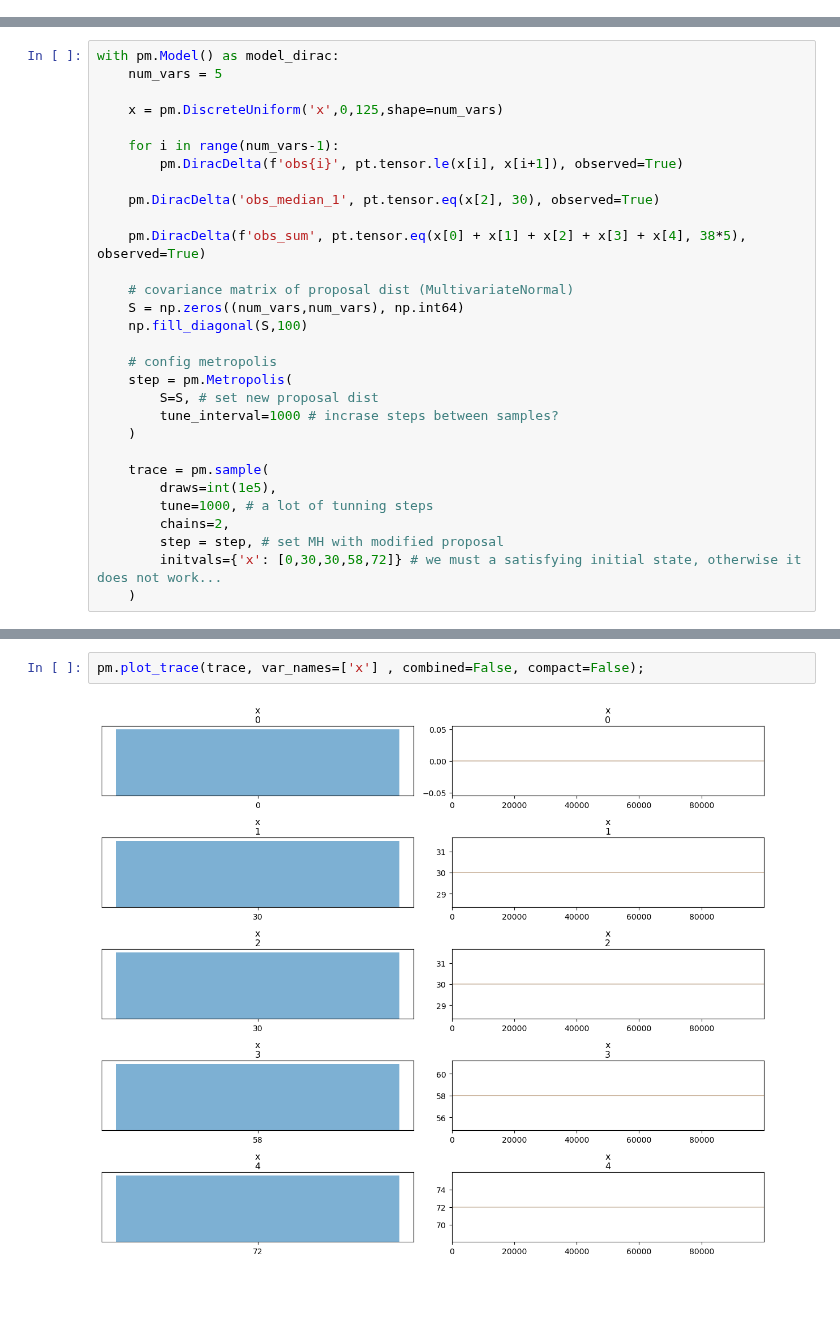
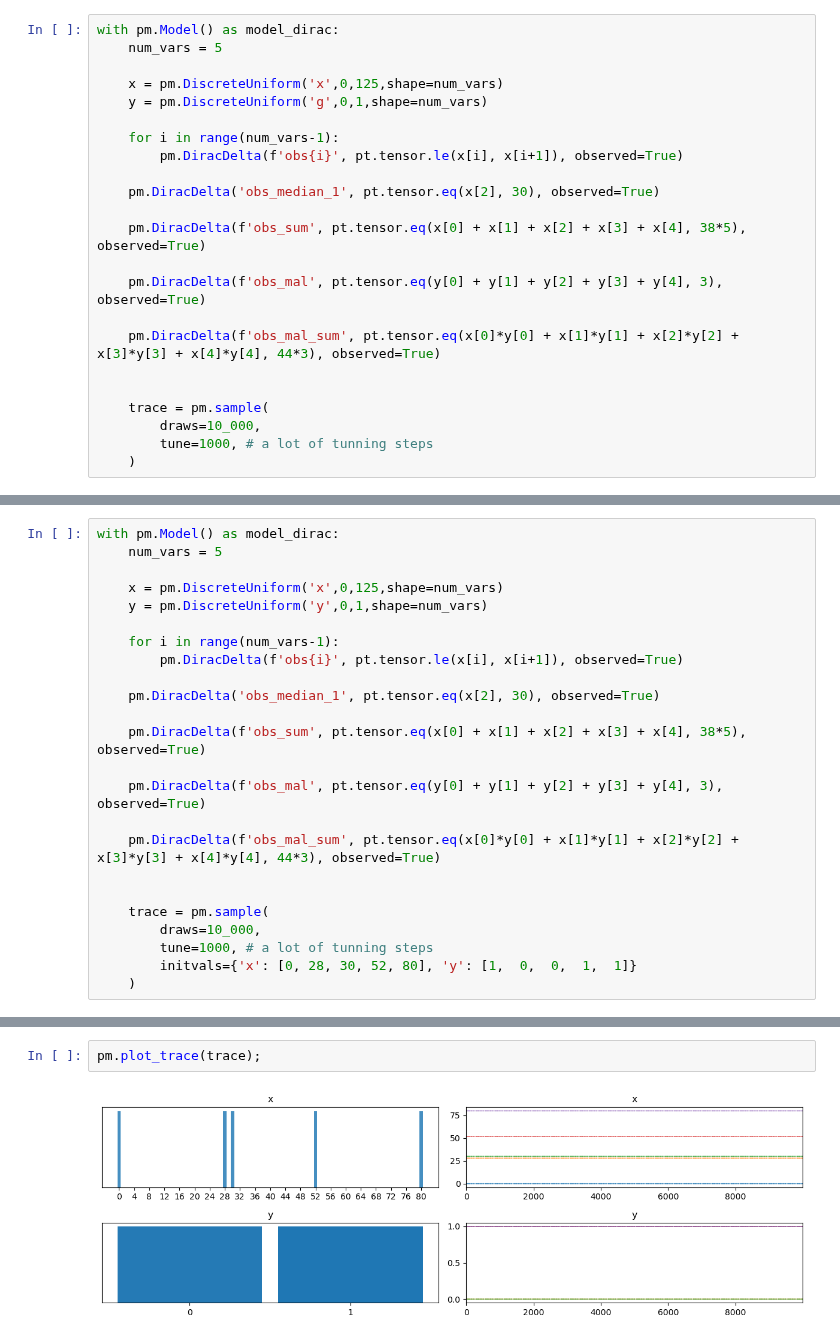
Before and after one commit to itu-square/sat-metropolis, a Jupyter notebook: experiments/pymc/db_cacm/db_cacm_PyMC.ipynb, the cells around one changed output, grey strips where cells are left out. Drawn from its saved outputs; the diff is of its cells as text; blank space fills up the shorter version.

```diff
--- a/experiments/pymc/db_cacm/db_cacm_PyMC.ipynb
+++ b/experiments/pymc/db_cacm/db_cacm_PyMC.ipynb
@@ -10,0 +11,23 @@ In the model below we use tensor operations to produce boolean random variables
+# %%
+with pm.Model() as model_dirac:
+    num_vars = 5
+
+    x = pm.DiscreteUniform('x',0,125,shape=num_vars)
+    y = pm.DiscreteUniform('g',0,1,shape=num_vars)
+
+    for i in range(num_vars-1):
+        pm.DiracDelta(f'obs{i}', pt.tensor.le(x[i], x[i+1]), observed=True)
+
+    pm.DiracDelta('obs_median_1', pt.tensor.eq(x[2], 30), observed=True)
+
+    pm.DiracDelta(f'obs_sum', pt.tensor.eq(x[0] + x[1] + x[2] + x[3] + x[4], 38*5), observed=True)
+
+    pm.DiracDelta(f'obs_mal', pt.tensor.eq(y[0] + y[1] + y[2] + y[3] + y[4], 3), observed=True)
+
+    pm.DiracDelta(f'obs_mal_sum', pt.tensor.eq(x[0]*y[0] + x[1]*y[1] + x[2]*y[2] + x[3]*y[3] + x[4]*y[4], 44*3), observed=True)
+
+
+    trace = pm.sample(
+        draws=10_000,
+        tune=1000, # a lot of tunning steps
+    )
@@ -13,6 +43,7 @@ with pm.Model() as model_dirac:
     num_vars = 5
 
     x = pm.DiscreteUniform('x',0,125,shape=num_vars)
+    y = pm.DiscreteUniform('y',0,1,shape=num_vars)
 
     for i in range(num_vars-1):
         pm.DiracDelta(f'obs{i}', pt.tensor.le(x[i], x[i+1]), observed=True)
@@ -21,21 +52,14 @@ with pm.Model() as model_dirac:
 
     pm.DiracDelta(f'obs_sum', pt.tensor.eq(x[0] + x[1] + x[2] + x[3] + x[4], 38*5), observed=True)
 
-    # covariance matrix of proposal dist (MultivariateNormal)
-    S = np.zeros((num_vars,num_vars), np.int64)
-    np.fill_diagonal(S,100)
+    pm.DiracDelta(f'obs_mal', pt.tensor.eq(y[0] + y[1] + y[2] + y[3] + y[4], 3), observed=True)
 
-    # config metropolis
-    step = pm.Metropolis(
-        S=S, # set new proposal dist
-        tune_interval=1000 # incrase steps between samples?
-    )
+    pm.DiracDelta(f'obs_mal_sum', pt.tensor.eq(x[0]*y[0] + x[1]*y[1] + x[2]*y[2] + x[3]*y[3] + x[4]*y[4], 44*3), observed=True)
+
 
     trace = pm.sample(
-        draws=int(1e5),
+        draws=10_000,
         tune=1000, # a lot of tunning steps
-        chains=2,
-        step = step, # set MH with modified proposal
-        initvals={'x': [0,30,30,58,72]} # we must a satisfying initial state, otherwise it does not work...
+        initvals={'x': [0, 28, 30, 52, 80], 'y': [1,  0,  0,  1,  1]}
     )
 # %% [output]
@@ -51,4 +74,4 @@ First, we note that MH requires to provide a satisfying sample otherwise it cann
 # %%
-pm.plot_trace(trace, var_names=['x'] , combined=False, compact=False);
+pm.plot_trace(trace);
 # %% [output]
-[figure, old version]
+[figure, new version]
```
Also changed, not shown: parts of 16 cells of this notebook.
